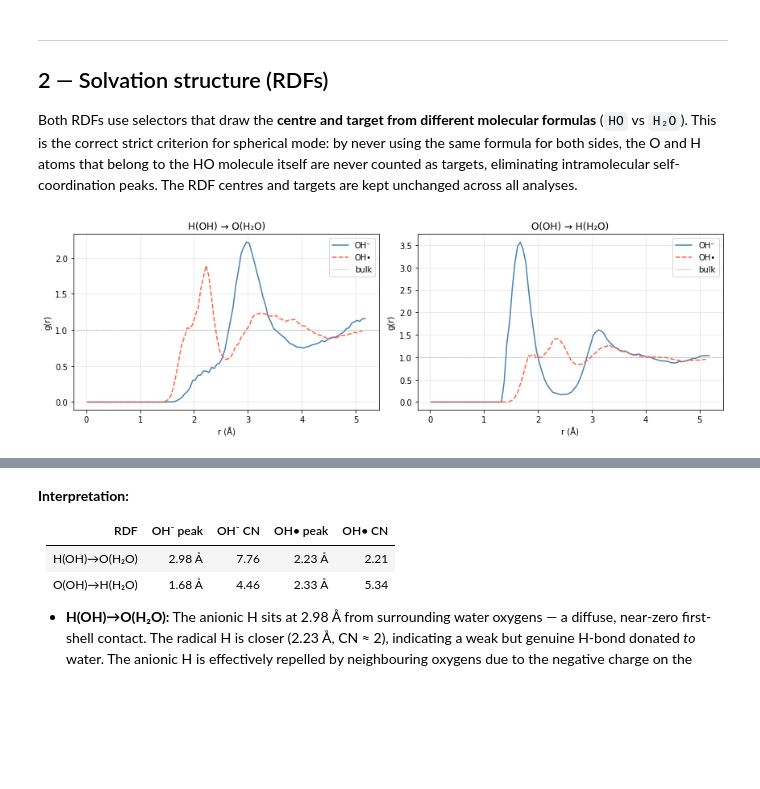
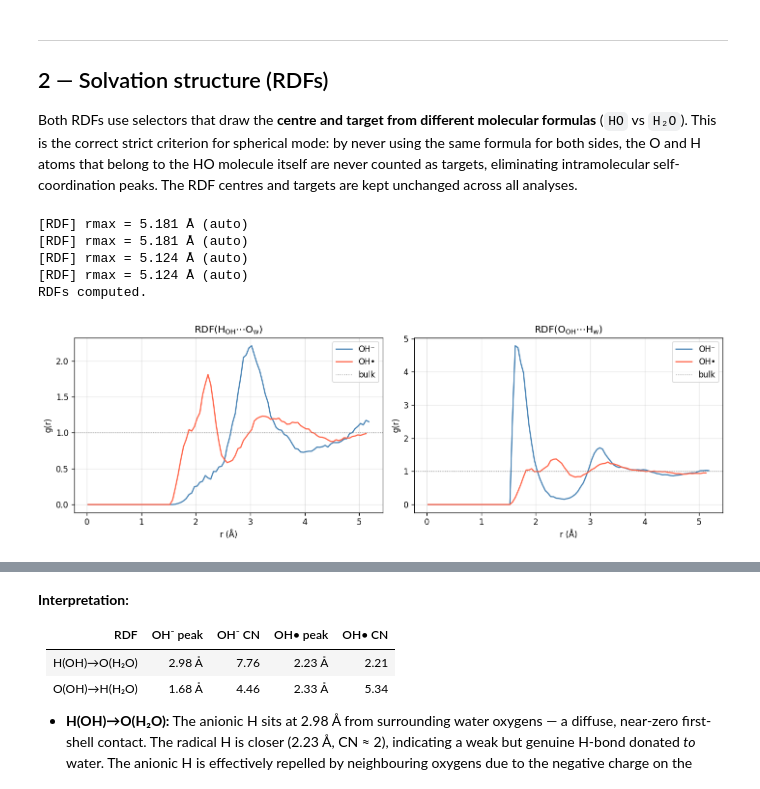
Before and after one commit to viktorsvahn/water, a Jupyter notebook: oh_comparison.ipynb, the cells around one changed output, grey strips where cells are left out. Drawn from its saved outputs; the diff is of its cells as text; code cells hidden in the pictures; blank space fills up the shorter version.

```diff
--- a/oh_comparison.ipynb
+++ b/oh_comparison.ipynb
@@ -26,14 +26,14 @@ from chempiler.state_engine import atom_hop, ligand_exchange
 
 traj_ion = ChempilerTrajectory(
     '../data/MACE-POLAR-1-M/39_water_OH/charged_singlet/39_water_OH.traj',
-    mode='molecular', covalent_scale=0.8, # NOTE: The covalent scale is important to capture the O-H bond in the ion. To avoid seeing clusters of water molecules as bonded.
+    mode='molecular', covalent_scale=1.0, # NOTE: The covalent scale is important to capture the O-H bond in the ion. To avoid seeing clusters of water molecules as bonded.
 )
 traj_ion.build(cache_file='tests/OH_cache.h5')
 frames_ion = traj_ion.frames
 
 traj_rad = ChempilerTrajectory(
     '../data/MACE-POLAR-1-M/39_water_OH/neutral_doublet/39_water_OH.traj',
-    mode='molecular', covalent_scale=0.8, # NOTE: Using the same covalent scale for the radical for consistency.
+    mode='molecular', covalent_scale=1.0, # NOTE: Using the same covalent scale for the radical for consistency.
 )
 traj_rad.build(cache_file='tests/OH_rad_cache.h5')
 frames_rad = traj_rad.frames
@@ -162,22 +175,34 @@ r_hh_rad, g_hh_rad, n_hh_rad = traj_rad.rdf(
 r_oh_rad, g_oh_rad, n_oh_rad = traj_rad.rdf(
     center={'HO': 'O'}, target={'H2O': 'H'}, dr=0.05, integrate=True, n_workers=2)
 print('RDFs computed.')
+# %% [output]
+[RDF] rmax = 5.181 Å (auto)
+[RDF] rmax = 5.181 Å (auto)
+[RDF] rmax = 5.124 Å (auto)
+[RDF] rmax = 5.124 Å (auto)
+RDFs computed.
 # %%
-fig, axes = plt.subplots(1, 2, figsize=(12, 4))
+fig, (ax0, ax1) = plt.subplots(1, 2, figsize=(12, 4))
 
-for ax, r_i, g_i, r_r, g_r, title in [
-    (axes[0], r_hh_ion, g_hh_ion, r_hh_rad, g_hh_rad, 'H(OH) → O(H₂O)'),
-    (axes[1], r_oh_ion, g_oh_ion, r_oh_rad, g_oh_rad, 'O(OH) → H(H₂O)'),
-]:
-    ax.plot(r_i, g_i, color=C['ion'], lw=1.5, label='OH⁻')
-    ax.plot(r_r, g_r, color=C['rad'], lw=1.5, ls='--', label='OH•')
-    ax.axhline(1.0, color='0.5', lw=0.8, ls=':', label='bulk')
-    ax.set_xlabel('r (Å)')
-    ax.set_ylabel('g(r)')
-    ax.set_title(title)
-    ax.legend()
+# Panel 1: H(OH) → O(H₂O)
+ax0.plot(r_hh_ion, g_hh_ion, color=C['ion'], lw=1.5, label='OH⁻')
+ax0.plot(r_hh_rad, g_hh_rad, color=C['rad'], lw=1.5, label='OH•')
+ax0.axhline(1.0, color='0.5', lw=0.8, ls=':', label='bulk')
+ax0.set_xlabel('r (Å)')
+ax0.set_ylabel('g(r)')
+ax0.set_title('RDF($\\text{H}_\\text{OH} \\cdots \\text{O}_\\text{w}$)')
+ax0.legend(loc='upper right')
+
+# Panel 2: O(OH) → H(H₂O)
+ax1.plot(r_oh_ion, g_oh_ion, color=C['ion'], lw=1.5, label='OH⁻')
+ax1.plot(r_oh_rad, g_oh_rad, color=C['rad'], lw=1.5, label='OH•')
+ax1.axhline(1.0, color='0.5', lw=0.8, ls=':', label='bulk')
+ax1.set_xlabel('r (Å)')
+ax1.set_ylabel('g(r)')
+ax1.set_title('RDF($\\text{O}_\\text{OH} \\cdots \\text{H}_\\text{w}$)')
+ax1.legend(loc='upper right')
 
 plt.tight_layout()
 plt.show()
 # %% [output]
-[figure, old version]
+[figure, new version]
```
Also changed, not shown: parts of 13 cells of this notebook.
